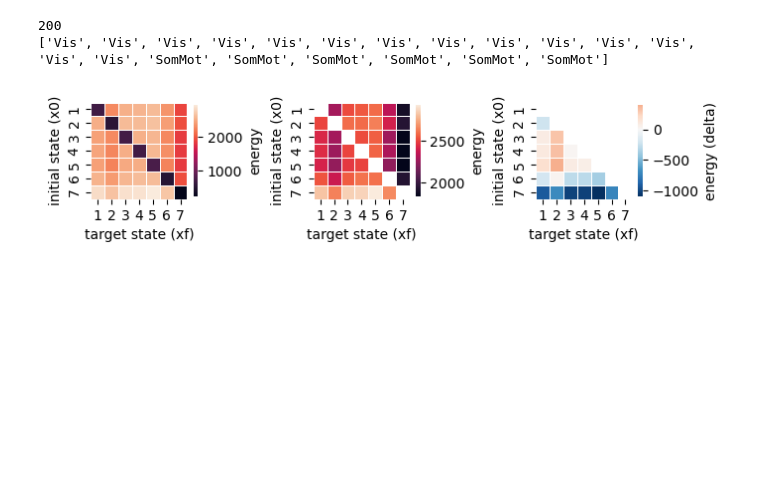
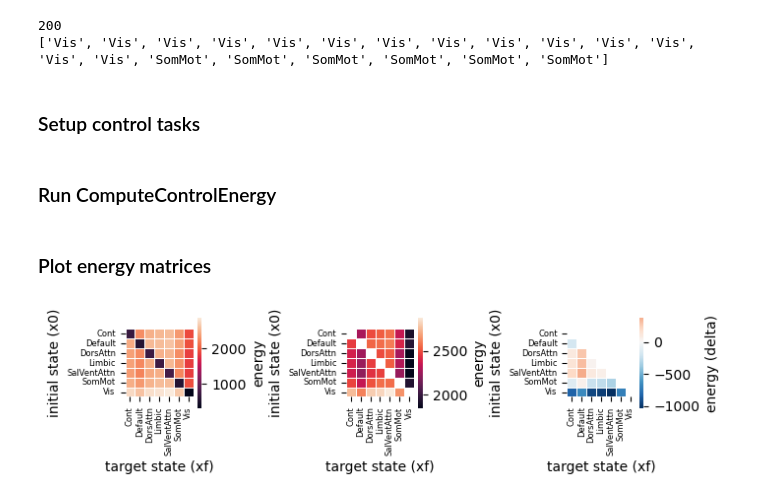
Before and after one commit to LindenParkesLab/nctpy, a Jupyter notebook: scripts/control_energy_wrapper.ipynb, the cells around one changed output. Saved outputs shown, nothing was run; the diff lists cells and outputs as text; code cells hidden in the pictures; blank space fills up the shorter version.

```diff
--- a/scripts/control_energy_wrapper.ipynb
+++ b/scripts/control_energy_wrapper.ipynb
@@ -36,8 +41,3 @@ n_nodes = A.shape[0]
 print(A.shape)
 # %% [output]
 (200, 200)
-# %%
-# normalize
-A[np.eye(A.shape[0]).astype(bool)] = 0
-version = 'continuous'
-A_norm = matrix_normalization(A, version=version, c=1)
@@ -54,11 +56,13 @@ print(system_labels[:20])
 # %%
 # use list of system names to create states
 states, state_labels = convert_states_str2float(system_labels)
+# %% [markdown]
+### Setup control tasks
 # %%
 # initialize list of control tasks
 control_tasks = []
 
-# define control nodes using uniform full control set
+# define control nodes using a uniform full control set
 # note, here we use the same control nodes for all control tasks
 B = np.eye(n_nodes)
 
@@ -78,53 +82,58 @@ for i in np.arange(n_states):
         xf = states == j  # set target state to jth state
         xf = normalize_state(xf)  # normalize state magnitude
 
-        task = dict()  # initialize dict
-        task['x0'] = x0  # store initial state
-        task['xf'] = xf  # store target state
-        task['B'] = B  # store control nodes
-        task['S'] = S  # store state trajectory constraints
-        task['rho'] = rho  # store rho
-        control_tasks.append(task)
+        control_task = dict()  # initialize dict
+        control_task['x0'] = x0  # store initial state
+        control_task['xf'] = xf  # store target state
+        control_task['B'] = B  # store control nodes
+        control_task['S'] = S  # store state trajectory constraints
+        control_task['rho'] = rho  # store rho
+        control_tasks.append(control_task)
+# %% [markdown]
+### Run ComputeControlEnergy
 # %%
 # compute control energy across all control tasks
 compute_control_energy = ComputeControlEnergy(A=A,
                                               control_tasks=control_tasks,
-                                              system=version,
+                                              system='continuous',
                                               c=1,
-                                              energy='optimal',
                                               T=1)
 compute_control_energy.run()
+# %% [markdown]
+### Plot energy matrices
 # %%
 # reshape energy into matrix
 E = np.reshape(compute_control_energy.E, (n_states, n_states))
 
 # subtract lower triangle from upper to examine energy asymmetries
 Ed = E.transpose() - E
 
 f, ax = plt.subplots(1, 3, figsize=(7, 4))
 
 # plot energy matrix
 sns.heatmap(E, ax=ax[0], square=True, linewidth=0.5, cbar_kws={'label': 'energy', "shrink": 0.25})
 
 # plot without self-transitions
 # setup mask to exclude persistence energy (i.e., transitions where i==j)
 mask = np.zeros_like(E)
 mask[np.eye(n_states) == 1] = True
 sns.heatmap(E, ax=ax[1], square=True, linewidth=0.5, cbar_kws={'label': 'energy', "shrink": 0.25},
             mask=mask)
 
 # plot energy asymmetries
 mask = np.triu(np.ones_like(E, dtype=bool))
 sns.heatmap(Ed, ax=ax[2], square=True, linewidth=0.5, cbar_kws={'label': 'energy (delta)', "shrink": 0.25},
             mask=mask, cmap='RdBu_r', center=0)
 
 for cax in ax:
     cax.set_ylabel('initial state (x0)')
     cax.set_xlabel('target state (xf)')
-    cax.set_yticklabels(np.arange(1, n_states+1))
-    cax.set_xticklabels(np.arange(1, n_states+1))
+    # cax.set_yticklabels(np.arange(1, n_states+1))
+    # cax.set_xticklabels(np.arange(1, n_states+1))
+    cax.set_yticklabels(state_labels, rotation=0, size=6)
+    cax.set_xticklabels(state_labels, rotation=90, size=6)
 f.tight_layout()
 f.savefig(os.path.join(resultsdir, 'energy_matrix.svg'), dpi=600, bbox_inches='tight', pad_inches=0.01)
 plt.show()
 # %% [output]
-[figure, old version]
+[figure, new version]
```
Also changed, not shown: parts of 4 cells of this notebook, 3 other files.
